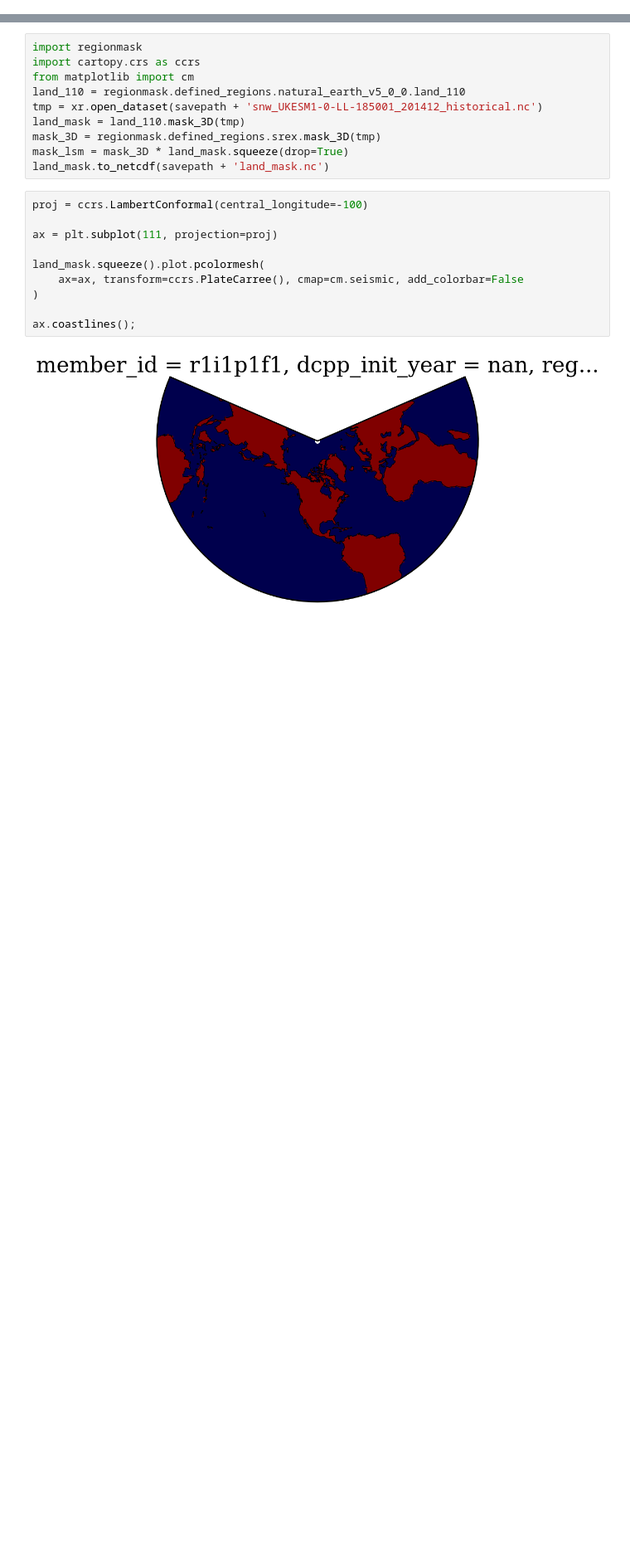
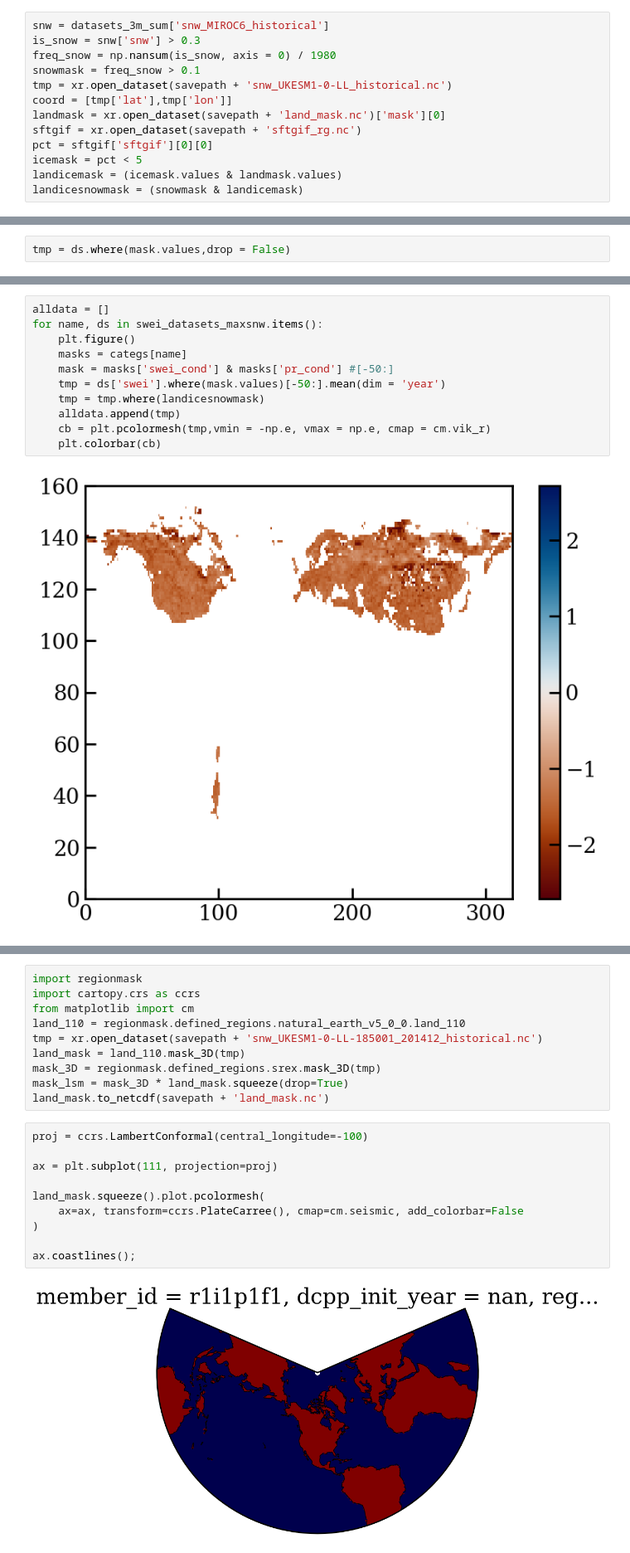
Before and after one commit to mariannecowherd/snow_drought, a Jupyter notebook: nbs/01-plot.ipynb, the cells around one changed output, grey strips where cells are left out. Shown at 83% size. Cells and saved outputs as stored; diff of their text form; blank space fills up the shorter version.

```diff
--- a/nbs/01-plot.ipynb
+++ b/nbs/01-plot.ipynb
@@ -43,0 +319,13 @@ mpl.rcParams['ytick.right']= False
+# %%
+snw = datasets_3m_sum['snw_MIROC6_historical']
+is_snow = snw['snw'] > 0.3
+freq_snow = np.nansum(is_snow, axis = 0) / 1980
+snowmask = freq_snow > 0.1
+tmp = xr.open_dataset(savepath + 'snw_UKESM1-0-LL_historical.nc')
+coord = [tmp['lat'],tmp['lon']]
+landmask = xr.open_dataset(savepath + 'land_mask.nc')['mask'][0]
+sftgif = xr.open_dataset(savepath + 'sftgif_rg.nc')
+pct = sftgif['sftgif'][0][0]
+icemask = pct < 5
+landicemask = (icemask.values & landmask.values)
+landicesnowmask = (snowmask & landicemask)
@@ -43,0 +338,2 @@ mpl.rcParams['ytick.right']= False
+# %%
+tmp = ds.where(mask.values,drop = False)
@@ -43,0 +344,13 @@ mpl.rcParams['ytick.right']= False
+# %%
+alldata = []
+for name, ds in swei_datasets_maxsnw.items():
+    plt.figure()
+    masks = categs[name]
+    mask = masks['swei_cond'] & masks['pr_cond'] #[-50:]
+    tmp = ds['swei'].where(mask.values)[-50:].mean(dim = 'year')
+    tmp = tmp.where(landicesnowmask)
+    alldata.append(tmp)
+    cb = plt.pcolormesh(tmp,vmin = -np.e, vmax = np.e, cmap = cm.vik_r)
+    plt.colorbar(cb)
+# %% [output]
+[figure, added]
```
Also changed, not shown: parts of 27 cells of this notebook, 3 other files.
